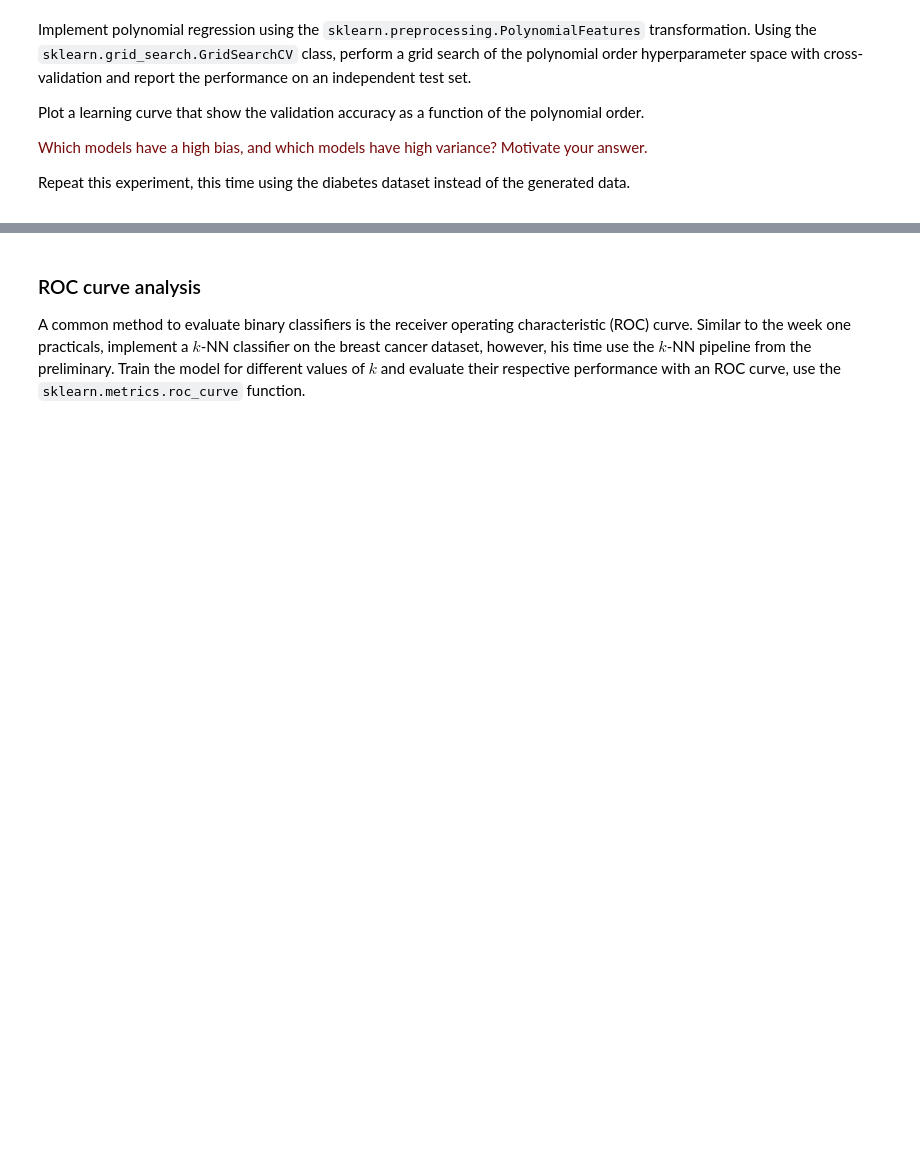
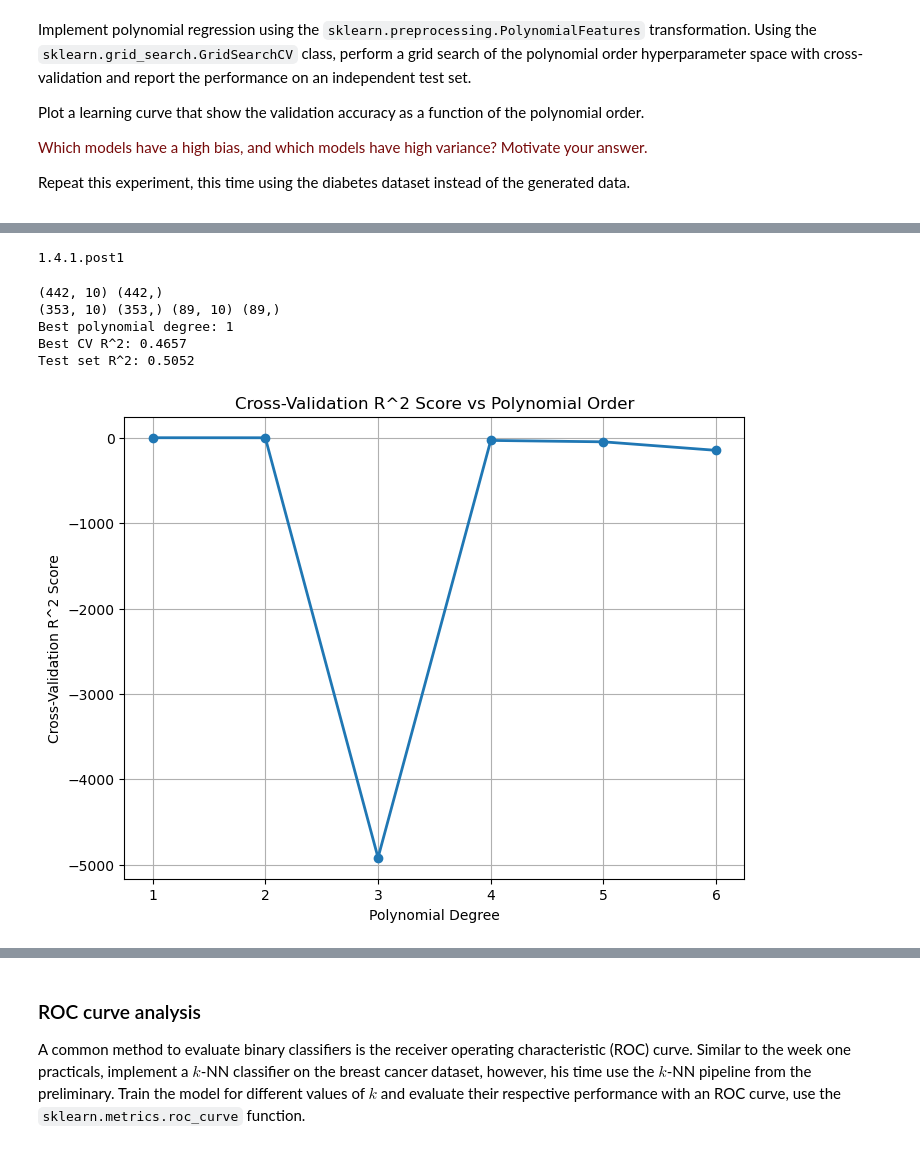
Before and after one commit to lucazini03/ml-for-medical-imaging, a Jupyter notebook: week_2_polyregression.ipynb, the cells around one changed output, grey strips where cells are left out. Drawn from its saved outputs; the diff is of its cells as text; code cells hidden in the pictures; blank space fills up the shorter version.

```diff
--- a/week_2_polyregression.ipynb
+++ b/week_2_polyregression.ipynb
@@ -236,10 +158,0 @@ def plot_validation_curve(results, test_score, scoring='MSE',title="Validation c
-# %%
-np.random.seed(42)
-X = np.linspace(0, 2*np.pi, 100)
-y = np.sin(X) + 0.1*np.random.randn(100)
-
-grid, test_score, results = polynomial_model_selection(X, y, degrees=range(1, 11))
-print("Best degree:", grid.best_params_["poly__degree"])
-print("Test R²:", test_score)
-
-plot_validation_curve(results, test_score, title="Synthetic data: polynomial regression")
@@ -249,0 +270,24 @@ Test R²: 0.9882617685451257
+# %%
+import sklearn
+print(sklearn.__version__)
+# %% [output]
+1.4.1.post1
+# %%
+X, y = load_diabetes(return_X_y=True)
+print(X.shape, y.shape)
+# Split into train and test sets
+X_train, X_test, y_train, y_test = train_test_split(X, y, test_size=0.2, random_state=41)
+print(X_train.shape, y_train.shape, X_test.shape, y_test.shape)
+
+# Run polynomial regression with grid search
+grid_search = polynomial_regression_grid_search(X_train, X_test, y_train, y_test, degrees=[1,2,3,4,5,6])
+
+# Plot the learning curve
+plot_learning_curve(grid_search, degrees=[1,2,3,4,5,6])
+# %% [output]
+(442, 10) (442,)
+(353, 10) (353,) (89, 10) (89,)
+Best polynomial degree: 1
+Best CV R^2: 0.4657
+Test set R^2: 0.5052
+[figure, added]
```
Also changed, not shown: parts of 6 cells of this notebook.
